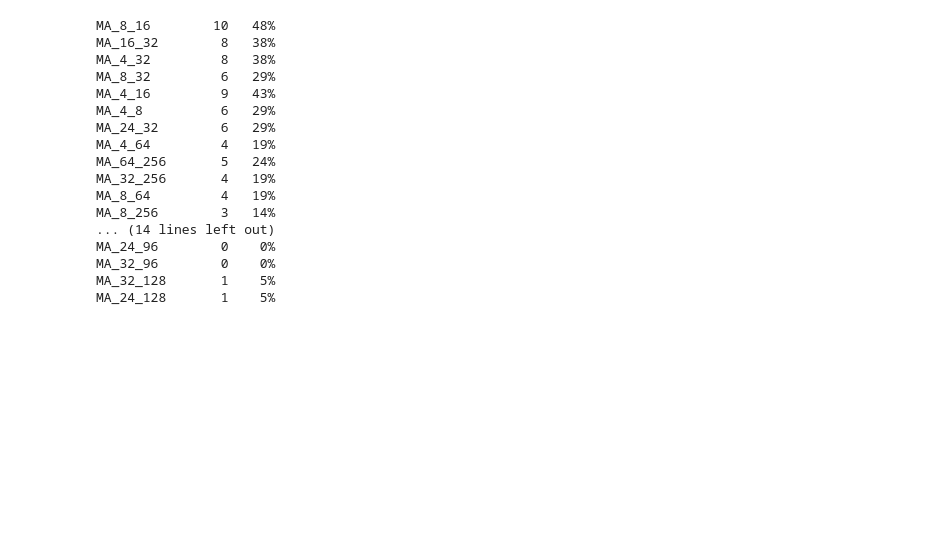
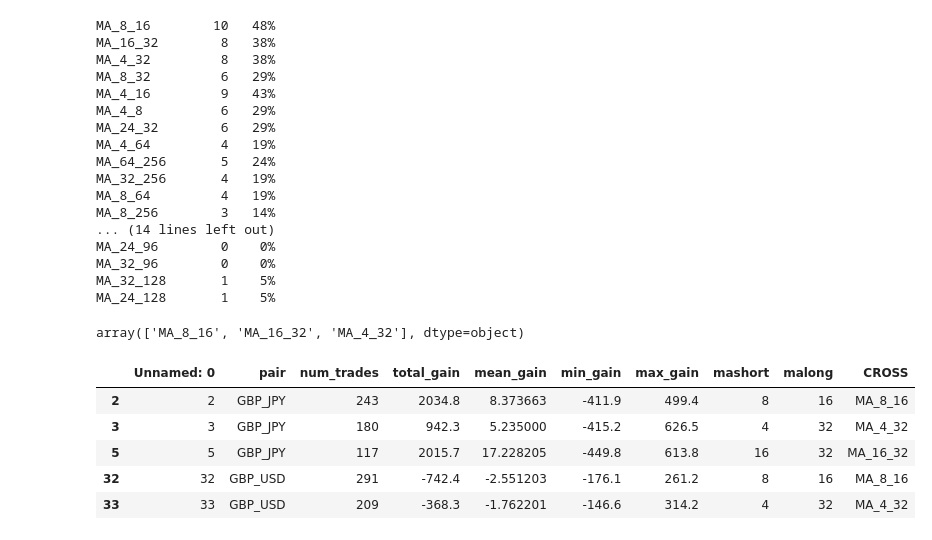
Before and after one commit to jjjjltd/OANDA-Bluefever, a Jupyter notebook: ma_sim_explore.ipynb, the cells around one changed output. Cells and saved outputs as stored; diff of their text form; code cells hidden in the pictures; blank space fills up the shorter version.

```diff
--- a/ma_sim_explore.ipynb
+++ b/ma_sim_explore.ipynb
@@ -108,3 +110,20 @@ MA_24_96        0    0%
 MA_32_96        0    0%
 MA_32_128       1    5%
 MA_24_128       1    5%
+# %%
+crosses = df_all_gains.CROSS.unique()[:3]
+# %%
+crosses
+# %% [output]
+array(['MA_8_16', 'MA_16_32', 'MA_4_32'], dtype=object)
+# %%
+df_good = ma_test_res[(ma_test_res.CROSS.isin(crosses))&ma_test_res.total_gain>0].copy()
+# %%
+df_good.head()
+# %% [output]
+|  | Unnamed: 0 | pair | num_trades | total_gain | mean_gain | min_gain | max_gain | mashort | malong | CROSS |
+| 2 | 2 | GBP_JPY | 243 | 2034.8 | 8.373663 | -411.9 | 499.4 | 8 | 16 | MA_8_16 |
+| 3 | 3 | GBP_JPY | 180 | 942.3 | 5.235000 | -415.2 | 626.5 | 4 | 32 | MA_4_32 |
+| 5 | 5 | GBP_JPY | 117 | 2015.7 | 17.228205 | -449.8 | 613.8 | 16 | 32 | MA_16_32 |
+| 32 | 32 | GBP_USD | 291 | -742.4 | -2.551203 | -176.1 | 261.2 | 8 | 16 | MA_8_16 |
+| 33 | 33 | GBP_USD | 209 | -368.3 | -1.762201 | -146.6 | 314.2 | 4 | 32 | MA_4_32 |
```
Also changed, not shown: parts of 6 cells of this notebook.
